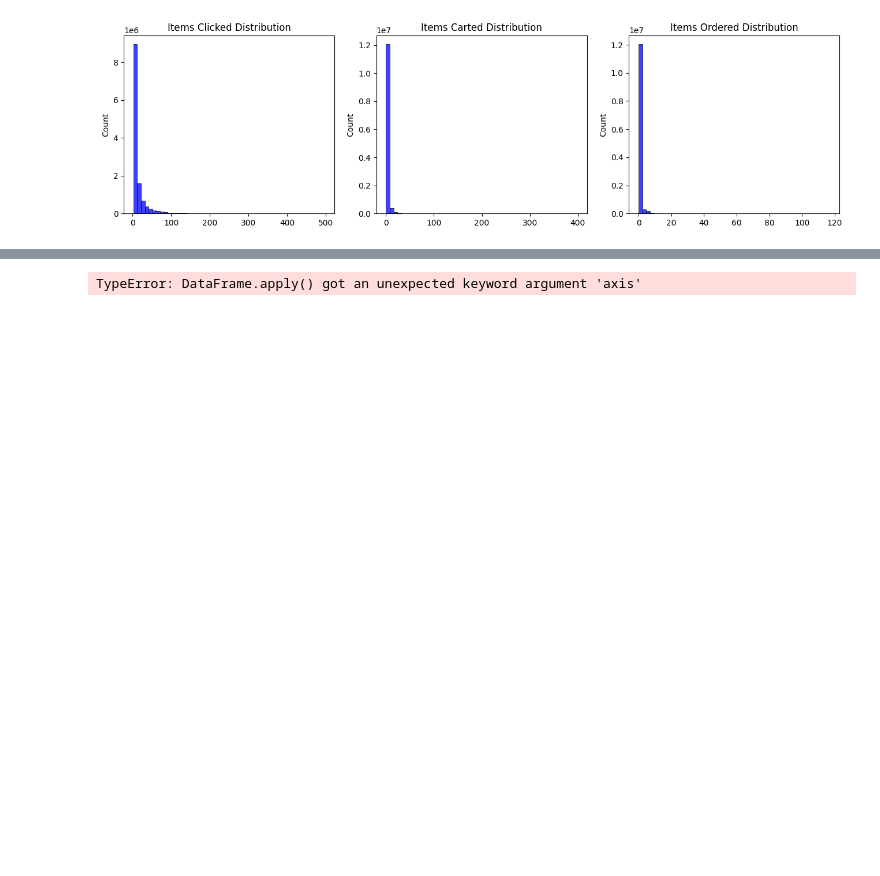
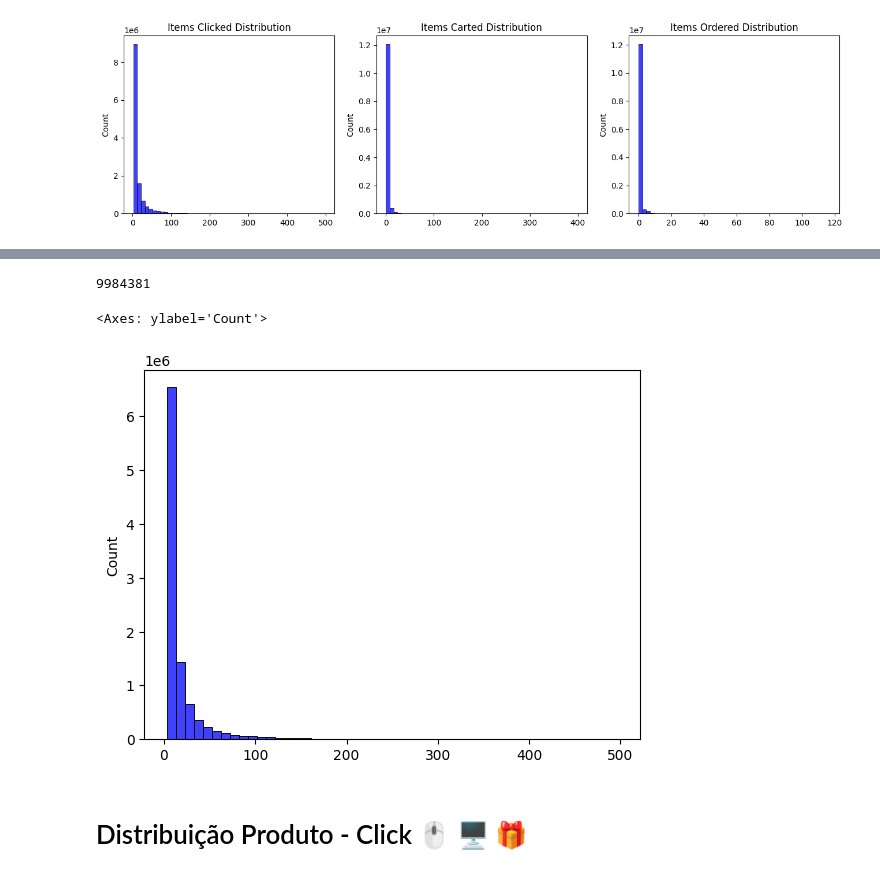
Before and after one commit to GUILN/masters-data-science, a Jupyter notebook: trabalho_conclusao/analise_descritiva_trabalho_conclusao.ipynb, the cells around one changed output, grey strips where cells are left out. Drawn from its saved outputs; the diff is of its cells as text; code cells hidden in the pictures; blank space fills up the shorter version.

```diff
--- a/trabalho_conclusao/analise_descritiva_trabalho_conclusao.ipynb
+++ b/trabalho_conclusao/analise_descritiva_trabalho_conclusao.ipynb
@@ -69,9 +58,14 @@ shape: (5, 8)
-# %%
-from etl.otto_dataset_etl  import OttoDatasetEtl
-
-otto_dataset_etl = OttoDatasetEtl(transformed_df)
-otto_dataset_etl.transform(drop_original_events=True)
-
-otto_dataset_etl.dataset.head()
-# %% [output]
-TypeError: DataFrame.apply() got an unexpected keyword argument 'axis'
+# %%
+# count the number of sessions with 3 to more items clicked
+sessions_with_more_than_3_clicks_df = transformed_df.filter(pl.col("items_clicked_count") >= 3)
+sessions_with_more_than_3_clicks_df.shape[0]
+# %% [output]
+9984381
+# %%
+
+sns.histplot(sessions_with_more_than_3_clicks_df["items_clicked_count"], color="blue", bins=50)
+# %% [output]
+<Axes: ylabel='Count'>
+[figure, added]
+# %% [markdown]
+# Distribuição Produto - Click 🖱️ 🖥️ 🎁
```
Also changed, not shown: parts of 5 cells of this notebook, 10 other files.
